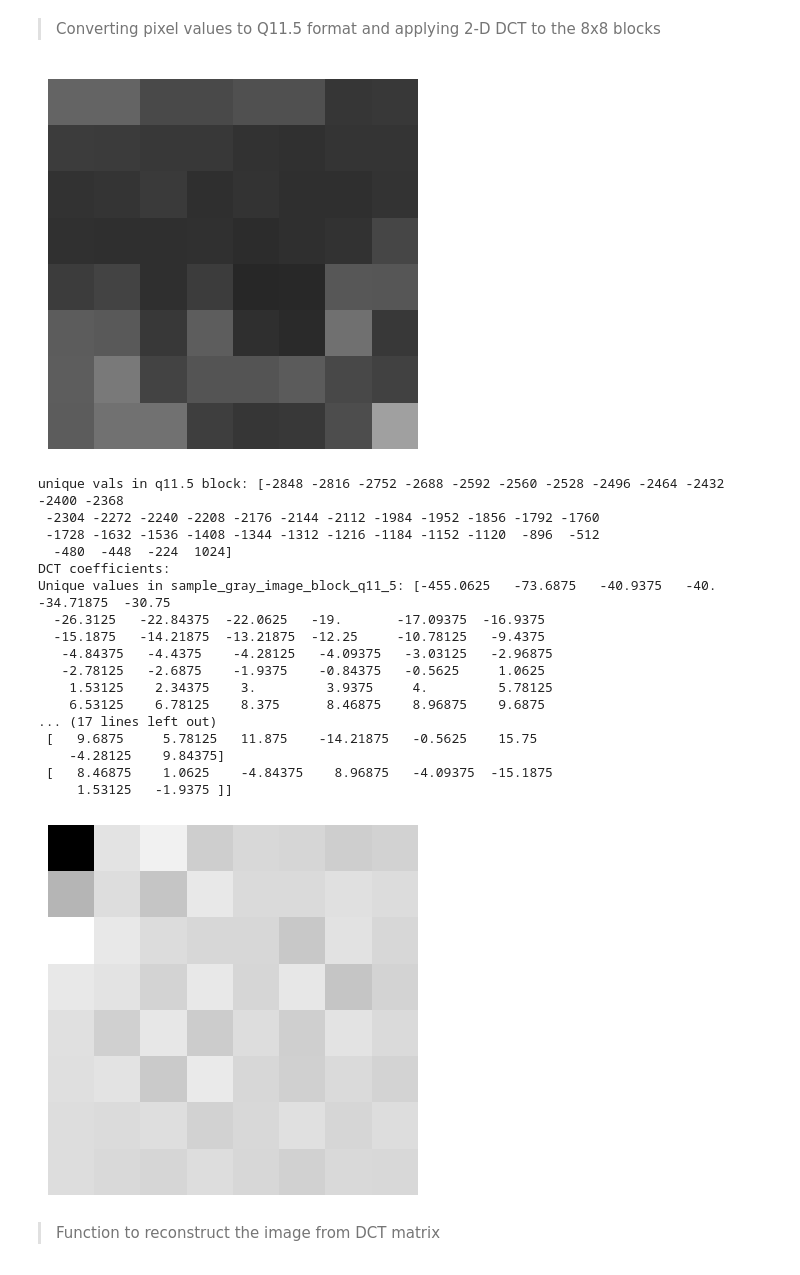
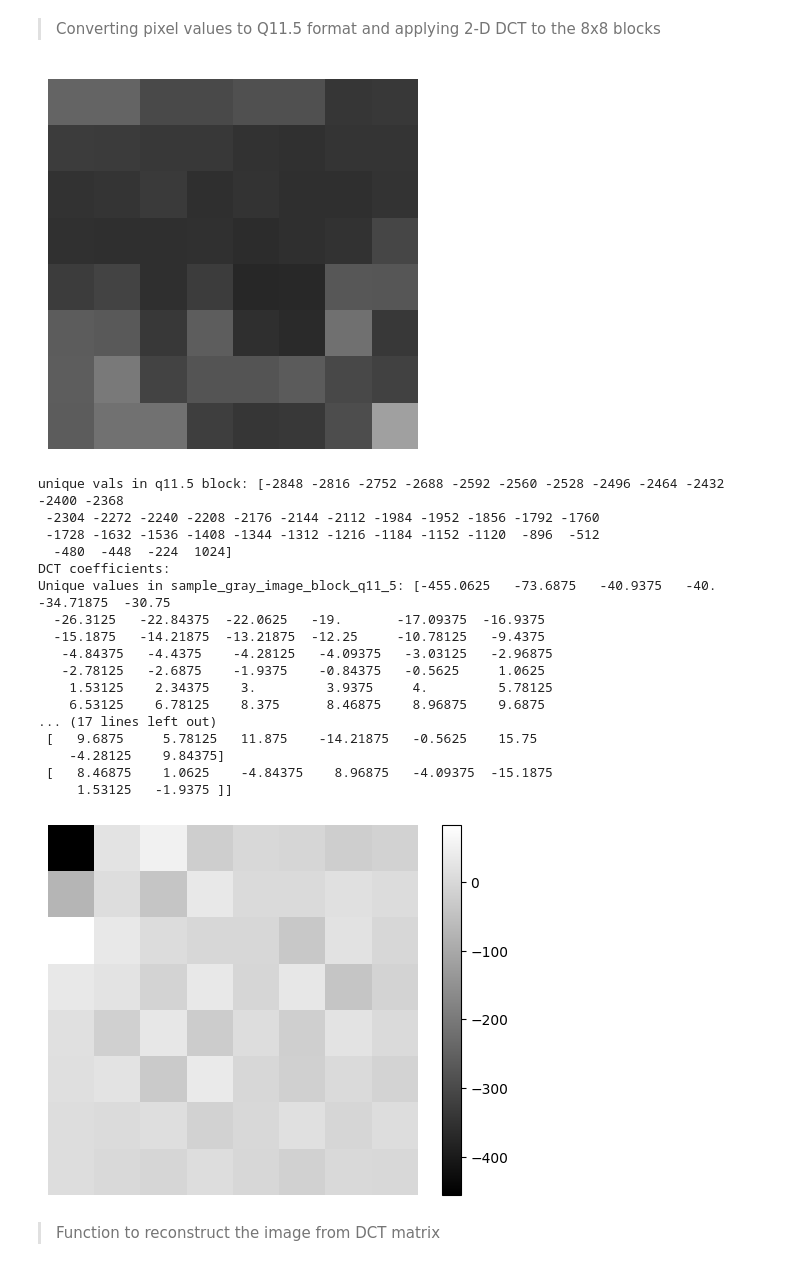
Before and after one commit to Reckadon/JPEG-Compression, a Jupyter notebook: Python POC/DCT_algorithm.ipynb, the cells around one changed output. Saved outputs shown, nothing was run; the diff lists cells and outputs as text; code cells hidden in the pictures.

```diff
--- a/Python POC/DCT_algorithm.ipynb
+++ b/Python POC/DCT_algorithm.ipynb
@@ -374,34 +374,35 @@ O = binary_matmul(D_q11_5, sample_gray_image_block_q11_5[i, j])   # C @ A
 sample_gray_image_block_dct[i, j] = binary_matmul(O, D_q11_5.transpose(1, 0, 2))
 
 print("DCT coefficients:")
 dct_block = convert_binmat_to_valmat(sample_gray_image_block_dct[i, j]) / 32
 uniques, counts = np.unique(dct_block, return_counts=True)
 print(f'Unique values in sample_gray_image_block_q11_5: {uniques} with counts: {counts}')
 
 print(dct_block)
 plt.imshow(dct_block, cmap='gray', interpolation='none')
+plt.colorbar()
 plt.axis('off')
 plt.show()
 # %% [output]
 [figure]
 unique vals in q11.5 block: [-2848 -2816 -2752 -2688 -2592 -2560 -2528 -2496 -2464 -2432 -2400 -2368
  -2304 -2272 -2240 -2208 -2176 -2144 -2112 -1984 -1952 -1856 -1792 -1760
  -1728 -1632 -1536 -1408 -1344 -1312 -1216 -1184 -1152 -1120  -896  -512
   -480  -448  -224  1024]
 DCT coefficients:
 Unique values in sample_gray_image_block_q11_5: [-455.0625   -73.6875   -40.9375   -40.       -34.71875  -30.75
   -26.3125   -22.84375  -22.0625   -19.       -17.09375  -16.9375
   -15.1875   -14.21875  -13.21875  -12.25     -10.78125   -9.4375
    -4.84375   -4.4375    -4.28125   -4.09375   -3.03125   -2.96875
    -2.78125   -2.6875    -1.9375    -0.84375   -0.5625     1.0625
     1.53125    2.34375    3.         3.9375     4.         5.78125
     6.53125    6.78125    8.375      8.46875    8.96875    9.6875
 ... (17 lines left out)
  [   9.6875     5.78125   11.875    -14.21875   -0.5625    15.75
     -4.28125    9.84375]
  [   8.46875    1.0625    -4.84375    8.96875   -4.09375  -15.1875
      1.53125   -1.9375 ]]
-[figure, old version]
+[figure, new version]
 # %% [markdown]
 > Function to reconstruct the image from DCT matrix
 # %%
```
Also changed, not shown: parts of 3 cells of this notebook, 1 other file.
